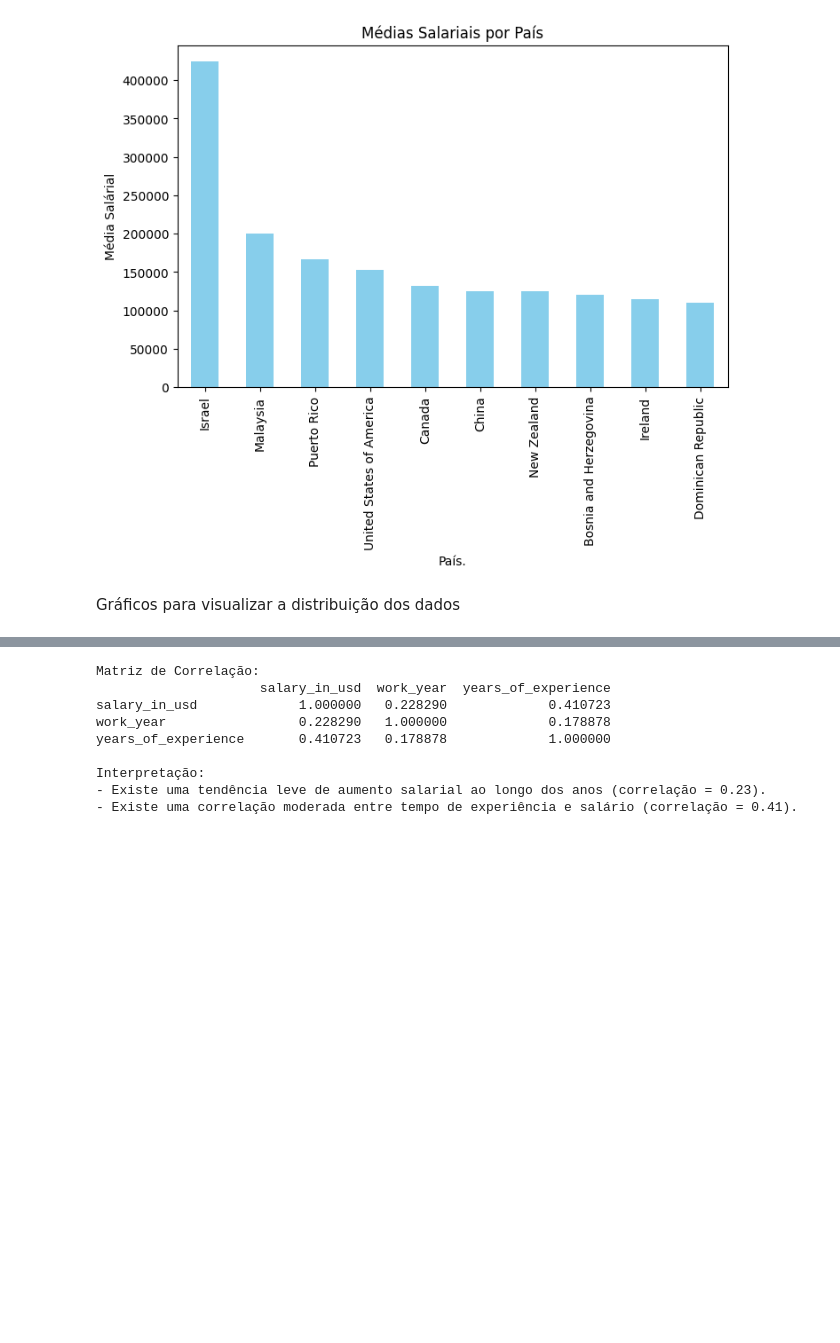
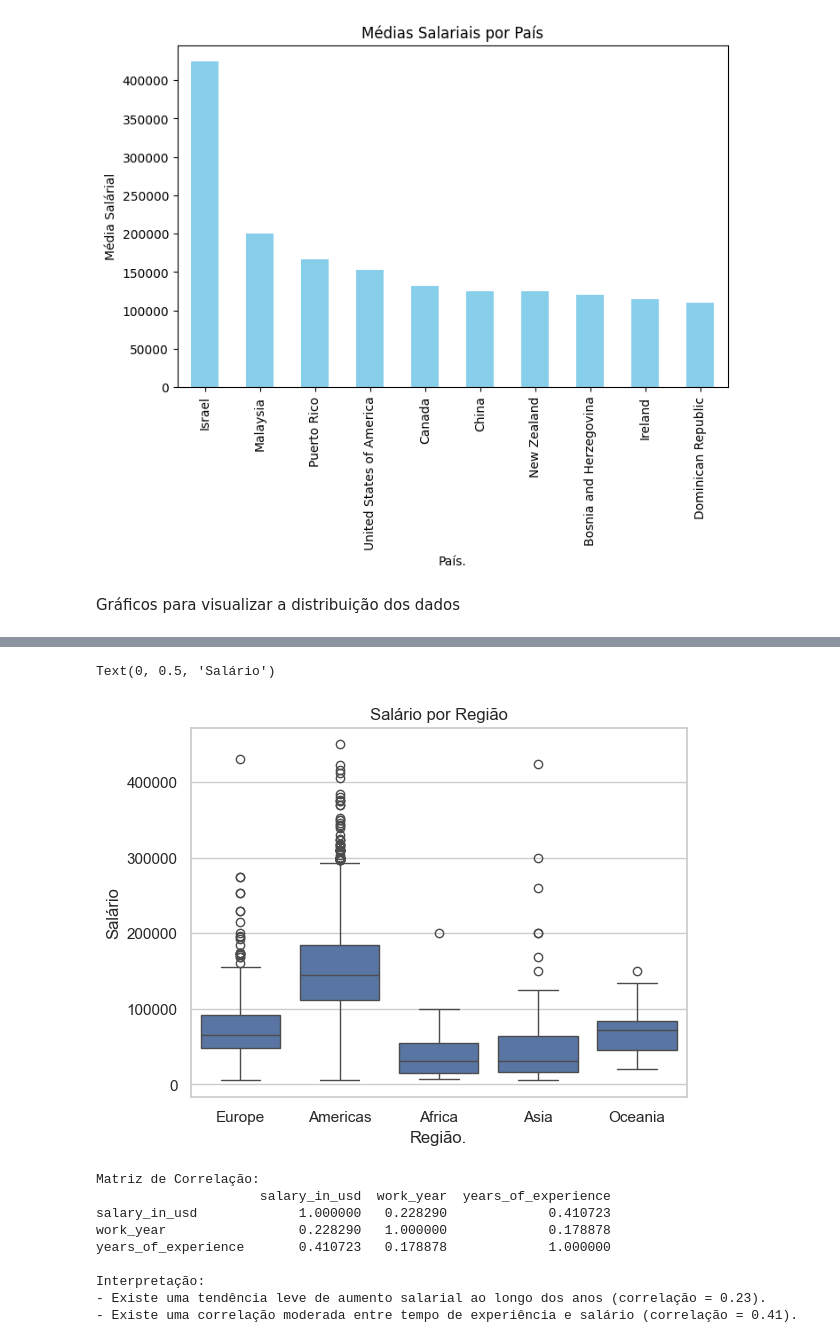
Before and after one commit to dingosin/desafiodnc, a Jupyter notebook: Desafio/analise_de_dados.ipynb, the cells around one changed output, grey strips where cells are left out. Saved outputs shown, nothing was run; the diff lists cells and outputs as text; code cells hidden in the pictures; blank space fills up the shorter version.

```diff
--- a/Desafio/analise_de_dados.ipynb
+++ b/Desafio/analise_de_dados.ipynb
@@ -311,3 +311,11 @@ plt.show()
+# %%
+sns.boxplot(x="region", y="salary_in_usd", data=df)
+plt.title('Salário por Região')
+plt.xlabel('Região.')
+plt.ylabel('Salário')
+# %% [output]
+Text(0, 0.5, 'Salário')
+[figure, added]
 # %%
 correlation_df = df[['salary_in_usd', 'work_year', 'years_of_experience']]
 
```
Also changed, not shown: parts of 1 cell of this notebook.
